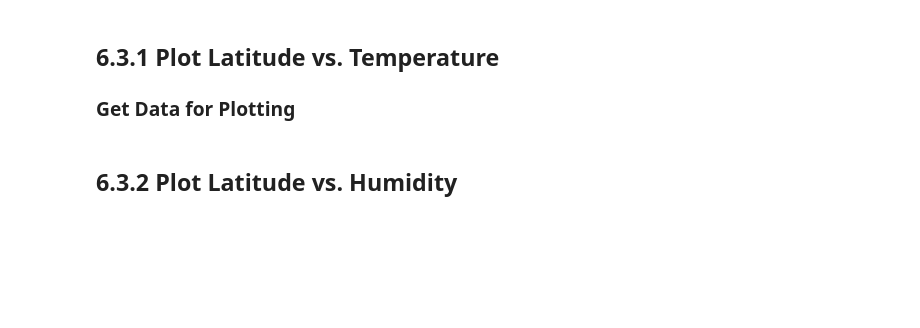
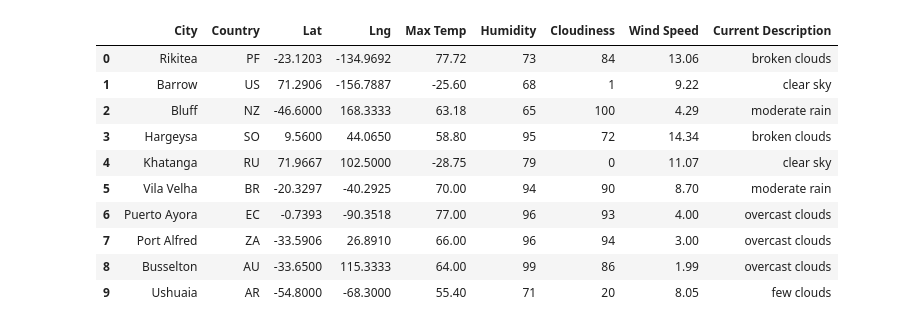
Before and after one commit to lydiaxzhang/world_weather_analysis, a Jupyter notebook: Weather_Database/Weather_Database.ipynb, the cells around one changed output. Drawn from its saved outputs; the diff is of its cells as text; code cells hidden in the pictures; blank space fills up the shorter version.

```diff
--- a/Weather_Database/Weather_Database.ipynb
+++ b/Weather_Database/Weather_Database.ipynb
@@ -60,4 +48,14 @@ set_count = 1
 # %%
+#Create an empty list to hold the weather data
+city_data = []
+#Print the beginning of the logging
+print("Beginning Data Retrieval     ")
+print("-----------------------------")
+
+#Create counters
+record_count = 1
+set_count = 1
+
 #Loop through all the cities in the list
 for i, city in enumerate(cities):
 
@@ -85,8 +83,8 @@ for i, city in enumerate(cities):
         city_clouds = city_weather["clouds"]["all"]
         city_wind = city_weather["wind"]["speed"]
         city_country = city_weather["sys"]["country"]
-        #Convert the date to ISO standard
-        city_date = datetime.utcfromtimestamp(city_weather["dt"]).strftime('%Y-%m-%d %H:%M:%S')
+        city_description = city_weather["weather"][0]["description"]
+
         #Append the city information into city_data list
         city_data.append({"City": city.title(),
                           "Lat": city_lat,
@@ -96,7 +94,7 @@ for i, city in enumerate(cities):
                           "Cloudiness": city_clouds,
                           "Wind Speed": city_wind,
                           "Country": city_country,
-                          "Date": city_date})
+                          "Current Description": city_description})
 
 #If an error is experienced, skip the city
     except:
@@ -116,6 +146,19 @@ city_data_df.head(10)
 # %%
-new_column_order = ["City", "Country", "Date", "Lat", "Lng", "Max Temp", "Humidity", "Cloudiness", "Wind Speed"]
+#Reorder the columns
+new_column_order = ["City", "Country", "Lat", "Lng", "Max Temp", "Humidity", "Cloudiness", "Wind Speed", "Current Description"]
 city_data_df = city_data_df[new_column_order]
 city_data_df.head(10)
+# %% [output]
+|  | City | Country | Lat | Lng | Max Temp | Humidity | Cloudiness | Wind Speed | Current Description |
+| 0 | Rikitea | PF | -23.1203 | -134.9692 | 77.72 | 73 | 84 | 13.06 | broken clouds |
+| 1 | Barrow | US | 71.2906 | -156.7887 | -25.60 | 68 | 1 | 9.22 | clear sky |
+| 2 | Bluff | NZ | -46.6000 | 168.3333 | 63.18 | 65 | 100 | 4.29 | moderate rain |
+| 3 | Hargeysa | SO | 9.5600 | 44.0650 | 58.80 | 95 | 72 | 14.34 | broken clouds |
+| 4 | Khatanga | RU | 71.9667 | 102.5000 | -28.75 | 79 | 0 | 11.07 | clear sky |
+| 5 | Vila Velha | BR | -20.3297 | -40.2925 | 70.00 | 94 | 90 | 8.70 | moderate rain |
+| 6 | Puerto Ayora | EC | -0.7393 | -90.3518 | 77.00 | 96 | 93 | 4.00 | overcast clouds |
+| 7 | Port Alfred | ZA | -33.5906 | 26.8910 | 66.00 | 96 | 94 | 3.00 | overcast clouds |
+| 8 | Busselton | AU | -33.6500 | 115.3333 | 64.00 | 99 | 86 | 1.99 | overcast clouds |
+| 9 | Ushuaia | AR | -54.8000 | -68.3000 | 55.40 | 71 | 20 | 8.05 | few clouds |
 # %%
 #Create the output file (CSV)
@@ -125,3 +168,0 @@ city_data_df.to_csv(output_data_file, index_label="City_ID")
-# %% [markdown]
-## 6.3.1 Plot Latitude vs. Temperature
-### Get Data for Plotting
@@ -156,2 +168,0 @@ plt.show()
-# %% [markdown]
-## 6.3.2 Plot Latitude vs. Humidity
```
Also changed, not shown: parts of 44 cells of this notebook, 15 other files.
